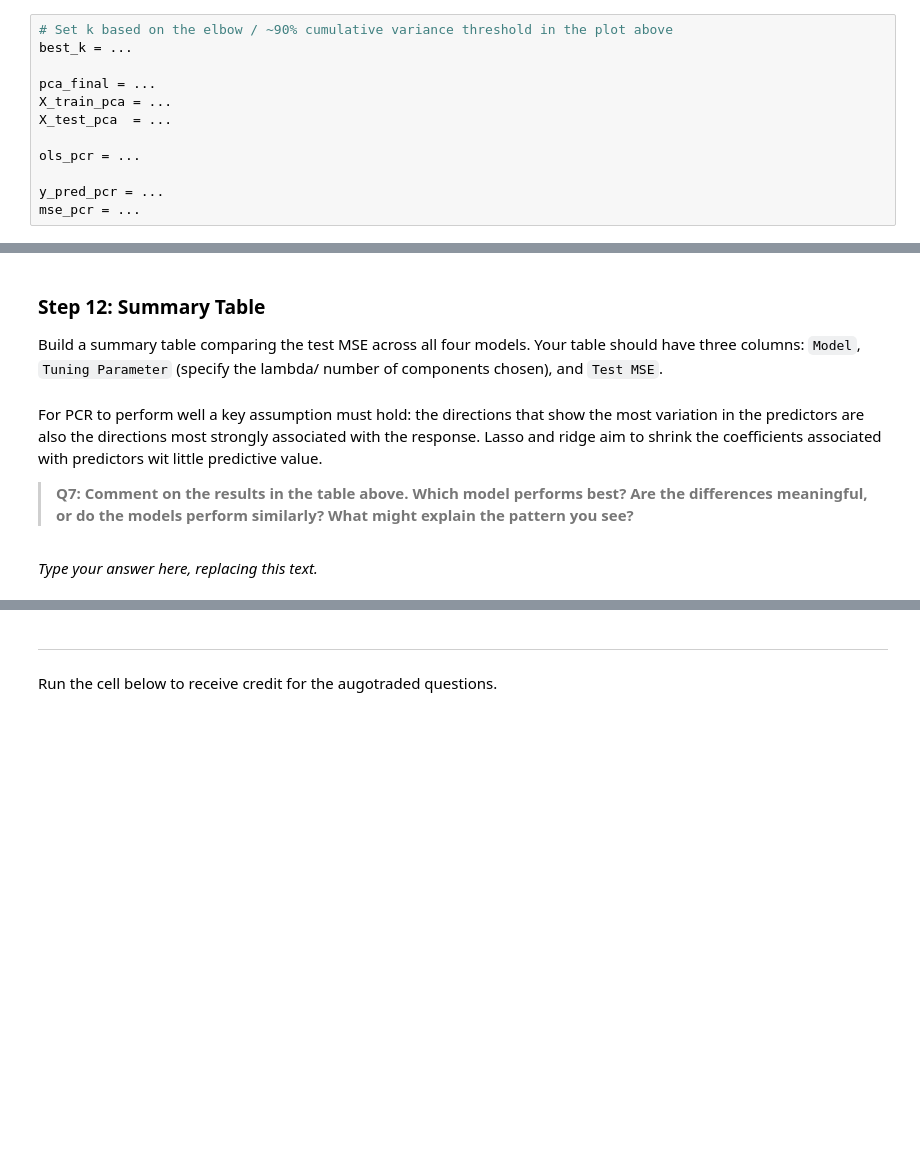
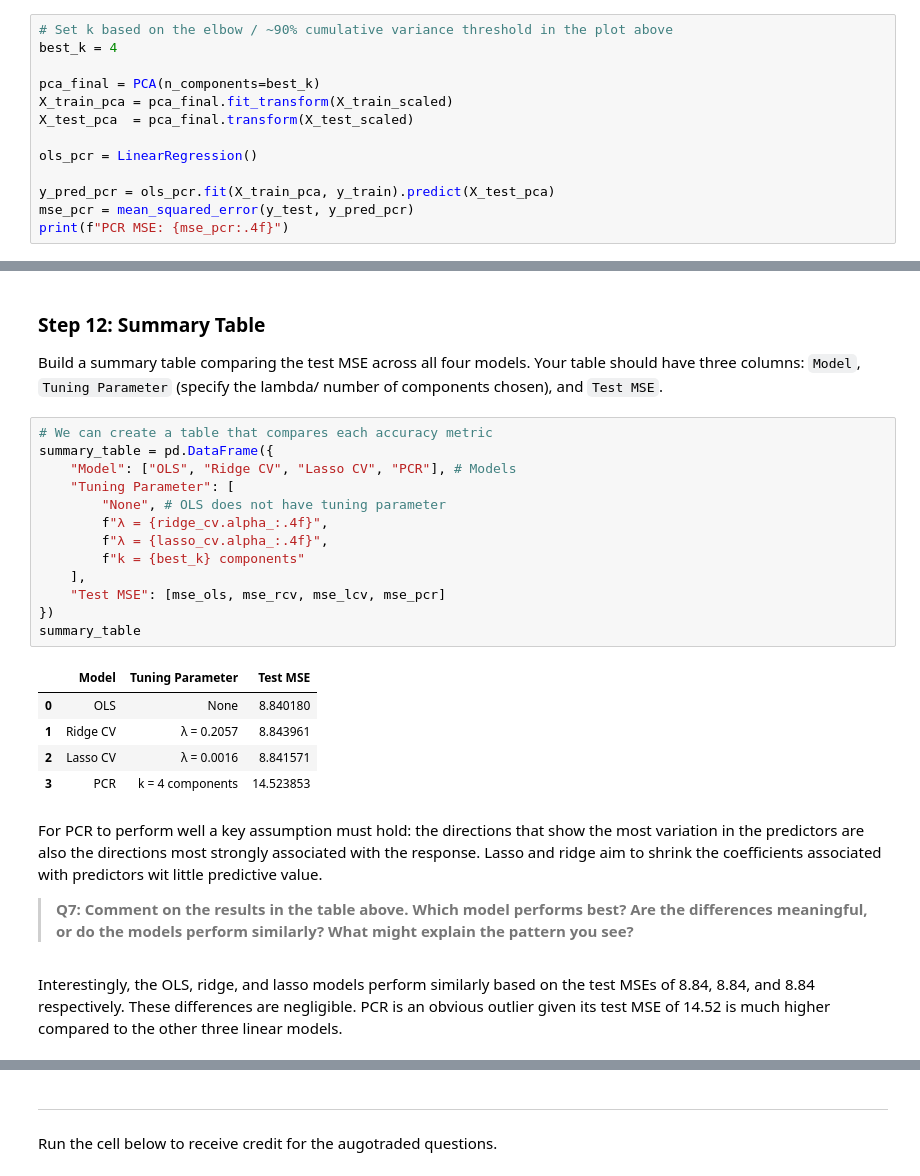
Before and after one commit to vedikaS-byte/assignment-3, a Jupyter notebook: task1/hw3-task1.ipynb, the cells around one changed output, grey strips where cells are left out. Saved outputs shown, nothing was run; the diff lists cells and outputs as text; blank space fills up the shorter version.

```diff
--- a/task1/hw3-task1.ipynb
+++ b/task1/hw3-task1.ipynb
@@ -515,13 +515,14 @@ PCR follows four concrete steps:
 You have already done steps 1 and 2. Now, set `best_k` based on the "elbow" or ~90% cumulative variance threshold from your plot above. Then carry out steps 3 and 4 by initializing `PCA(n_components = best_k`), transforming with `X_train_scaled` and `X_test_scaled`, and then fitting a `LinearRegression` with this transformed data.
 # %%
 # Set k based on the elbow / ~90% cumulative variance threshold in the plot above
-best_k = ...
+best_k = 4
 
-pca_final = ...
-X_train_pca = ...
-X_test_pca  = ...
+pca_final = PCA(n_components=best_k)
+X_train_pca = pca_final.fit_transform(X_train_scaled)
+X_test_pca  = pca_final.transform(X_test_scaled)
 
-ols_pcr = ...
+ols_pcr = LinearRegression()
 
-y_pred_pcr = ...
-mse_pcr = ...
+y_pred_pcr = ols_pcr.fit(X_train_pca, y_train).predict(X_test_pca)
+mse_pcr = mean_squared_error(y_test, y_pred_pcr)
+print(f"PCR MSE: {mse_pcr:.4f}")
@@ -545,12 +548,31 @@ Now that all four models have been fitted and evaluated, bring the results toget
 ### Step 12: Summary Table
 
 Build a summary table comparing the test MSE across all four models. Your table should have three columns: `Model`, `Tuning Parameter` (specify the lambda/ number of components chosen), and `Test MSE`.
+# %%
+# We can create a table that compares each accuracy metric
+summary_table = pd.DataFrame({
+    "Model": ["OLS", "Ridge CV", "Lasso CV", "PCR"], # Models
+    "Tuning Parameter": [
+        "None", # OLS does not have tuning parameter
+        f"λ = {ridge_cv.alpha_:.4f}",
+        f"λ = {lasso_cv.alpha_:.4f}",
+        f"k = {best_k} components"
+    ],
+    "Test MSE": [mse_ols, mse_rcv, mse_lcv, mse_pcr]
+})
+summary_table
+# %% [output]
+|  | Model | Tuning Parameter | Test MSE |
+| 0 | OLS | None | 8.840180 |
+| 1 | Ridge CV | λ = 0.2057 | 8.843961 |
+| 2 | Lasso CV | λ = 0.0016 | 8.841571 |
+| 3 | PCR | k = 4 components | 14.523853 |
 # %% [markdown]
 For PCR to perform well a key assumption must hold: the directions that show the most variation in the predictors are also the directions most strongly associated with the response. Lasso and ridge aim to shrink the coefficients associated with predictors wit little predictive value.
 
 > **Q7: Comment on the results in the table above. Which model performs best? Are the differences meaningful, or do the models perform similarly? What might explain the pattern you see?**
 # %% [markdown]
-_Type your answer here, replacing this text._
+Interestingly, the OLS, ridge, and lasso models perform similarly based on the test MSEs of 8.84, 8.84, and 8.84 respectively. These differences are negligible. PCR is an obvious outlier given its test MSE of 14.52 is much higher compared to the other three linear models.
 # %% [markdown]
 <!-- END QUESTION -->
 # %% [markdown]
```
Also changed, not shown: parts of 3 cells of this notebook.
